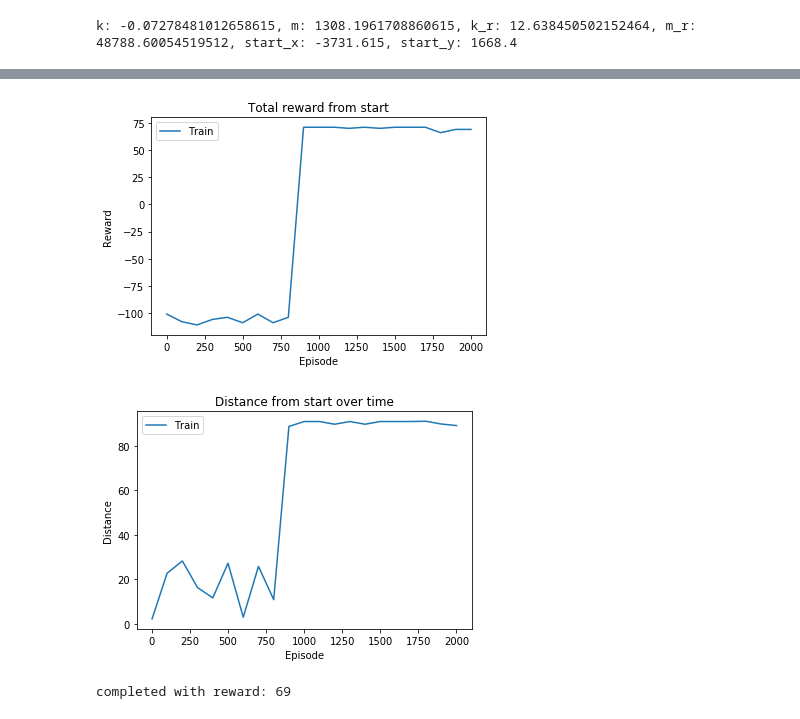
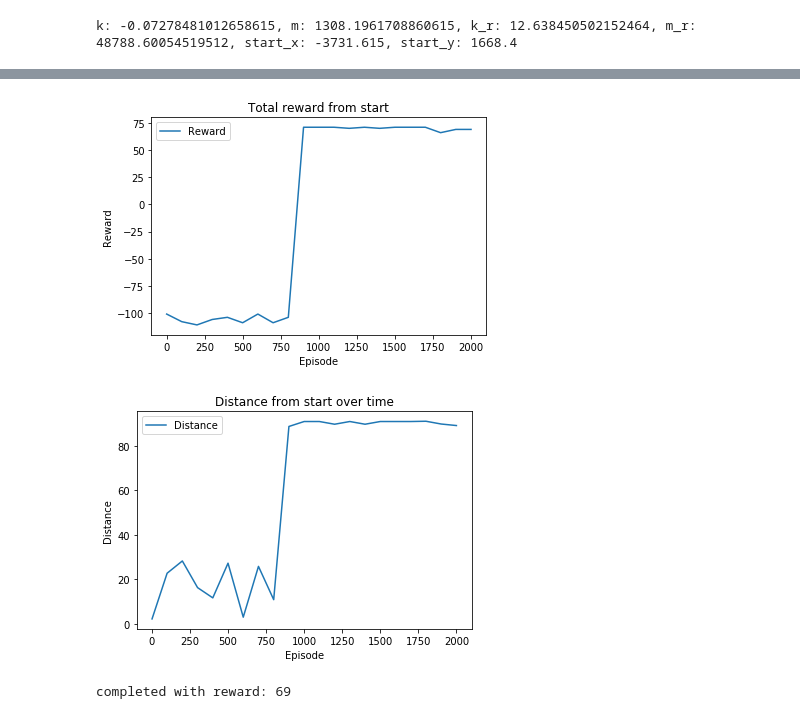
Before and after one commit to Jacobth/wow_rl_notebook, a Jupyter notebook: wow_rl_sim.ipynb, the cells around one changed output, grey strips where cells are left out. Saved outputs shown, nothing was run; the diff lists cells and outputs as text; code cells hidden in the pictures.

```diff
--- a/wow_rl_sim.ipynb
+++ b/wow_rl_sim.ipynb
@@ -349,19 +349,19 @@ plt.plot(total_ep, total_rewards)
 plt.title('Total reward from start')
 plt.ylabel('Reward')
 plt.xlabel('Episode')
-plt.legend(['Train', 'Validation'], loc='upper left')
+plt.legend(['Reward'], loc='upper left')
 plt.show()
 # %% [output]
-[figure, old version]
+[figure, new version]
 # %%
 plt.plot(total_ep, total_distance)
 plt.title('Distance from start over time')
 plt.ylabel('Distance')
 plt.xlabel('Episode')
-plt.legend(['Train', 'Validation'], loc='upper left')
+plt.legend(['Distance'], loc='upper left')
 plt.show()
 # %% [output]
-[figure, old version]
+[figure, new version]
 # %%
 lib = cdll.LoadLibrary('libb.so')
 
```
